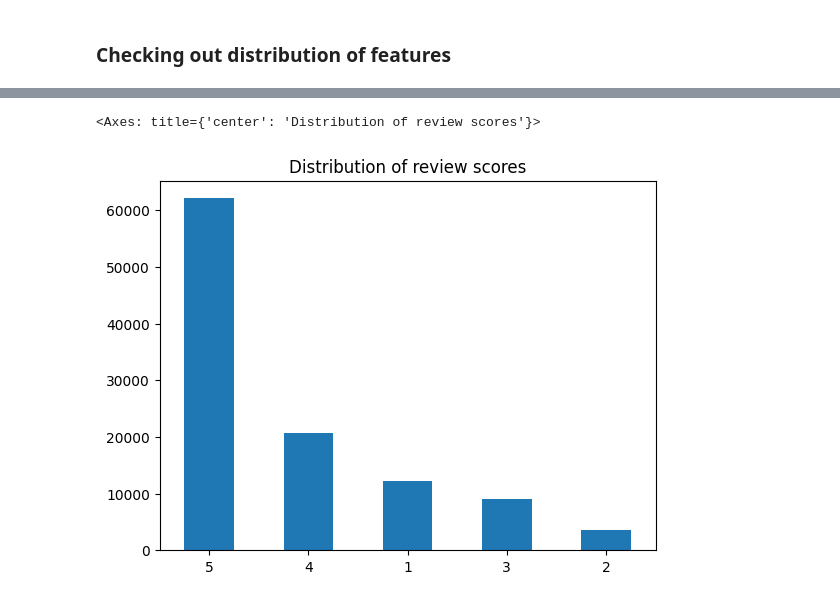
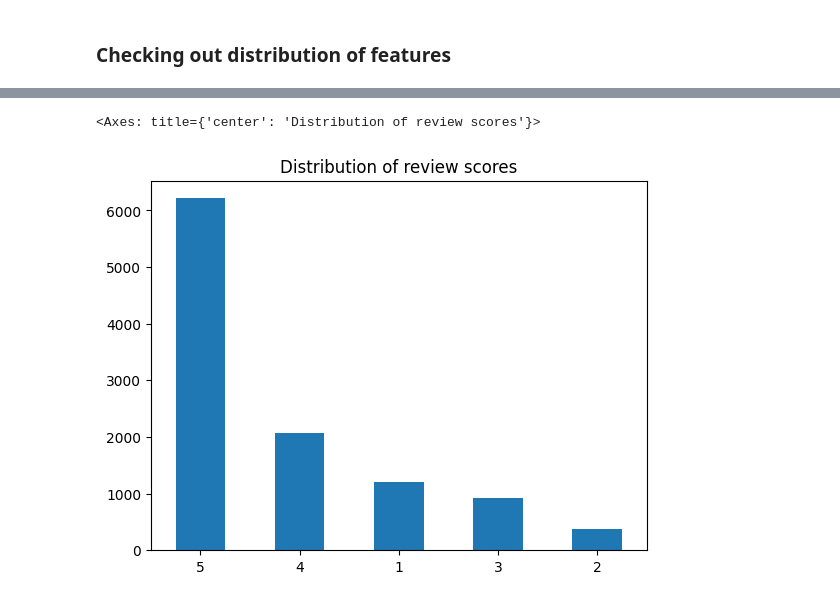
Before and after one commit to RuizLorenzoChavez/price-optimization-ML, a Jupyter notebook: main.ipynb, the cells around one changed output, grey strips where cells are left out. Cells and saved outputs as stored; diff of their text form; code cells hidden in the pictures.

```diff
--- a/main.ipynb
+++ b/main.ipynb
@@ -455,0 +454,4 @@ main_df has a total of 107806 entries and 16 features.
+# %%
+sampled_df = main_df.copy()
+sampled_df = sampled_df.sample(frac=.1, random_state=25)
+sampled_df
@@ -513,10 +530,10 @@ Text(0.5, 0, '[0] Monday - [6] Sunday')
 # %%
-(main_df
+(sampled_df
  .review_score
  .value_counts()
  .plot
  .bar(rot=0,
       title="Distribution of review scores"))
 # %% [output]
 <Axes: title={'center': 'Distribution of review scores'}>
-[figure, old version]
+[figure, new version]
```
Also changed, not shown: parts of 13 cells of this notebook.
